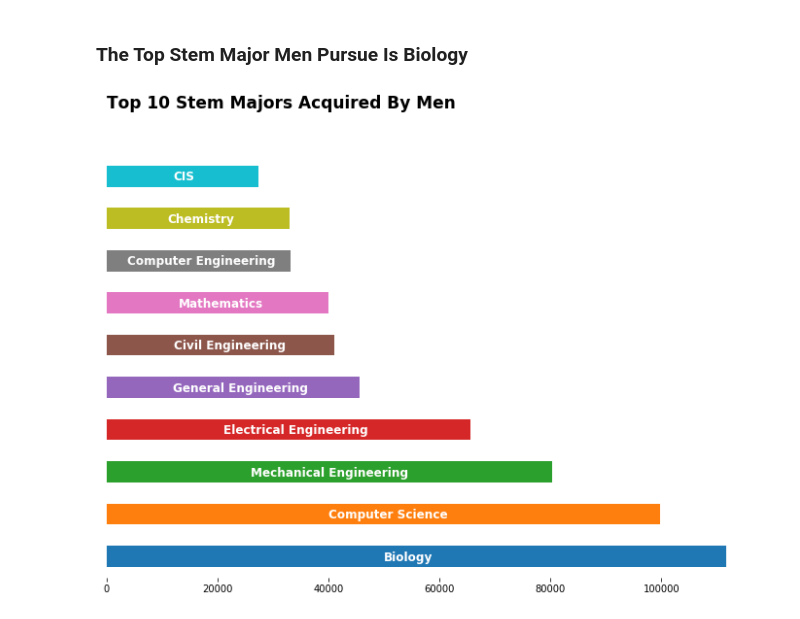
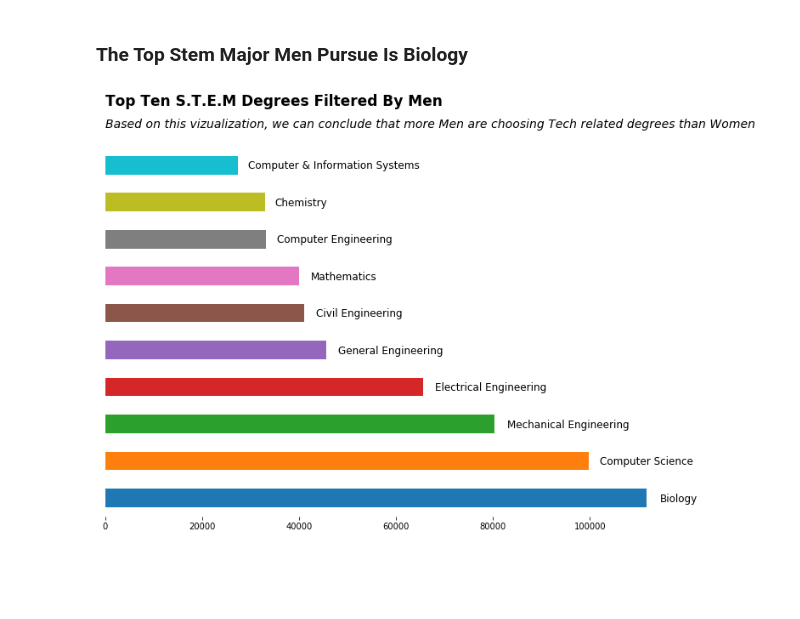
Before and after one commit to LambdaSchool/DS-Unit-1-Sprint-5-Data-Storytelling-Blog-Post, a Jupyter notebook: College_Majors_Theory.ipynb, the cells around one changed output. Saved outputs shown, nothing was run; the diff lists cells and outputs as text; code cells hidden in the pictures; blank space fills up the shorter version.

```diff
--- a/College_Majors_Theory.ipynb
+++ b/College_Majors_Theory.ipynb
@@ -524,28 +491,29 @@ men_stem
 # %%
 # Using the five thirty eight style
 plt.style.context('fivethirtyeight')
 # Plotting top 10 Men categories for majors
 ax = men_stem.plot.barh(x='Major', y='Men', figsize=(12,8))
 # Title and Subtitle
-ax.text(s="Top 10 Stem Majors Acquired By Men ", y=10.6, x=-5, fontsize=17, fontweight='semibold')
+ax.text(s="Top Ten S.T.E.M Degrees Filtered By Men", y=10.6, x=-5, fontsize=17, fontweight='semibold')
+ax.text(s="Based on this vizualization, we can conclude that more Men are choosing Tech related degrees than Women  ", y=10, x=-5, fontsize=14, fontstyle='italic')
 # The little details
 ax.spines['top'].set_visible(False)
 ax.spines['right'].set_visible(False)
 ax.spines['bottom'].set_visible(False)
 ax.spines['left'].set_visible(False)
 ax.set_ylabel('')
 ax.get_legend().remove()
 ax.yaxis.set_visible(False)
 # Plotting Labels
-ax.text(x=12000,y=8.9, s="CIS", fontsize=12, fontweight='semibold', color=('#FFFFFF'));
-ax.text(x=11000,y=7.9, s="Chemistry", fontsize=12, fontweight='semibold', color=('#FFFFFF'));
-ax.text(x=3800,y=6.9, s="Computer Engineering", fontsize=12, fontweight='semibold', color=('#FFFFFF'));
-ax.text(x=13000,y=5.9, s="Mathematics", fontsize=12, fontweight='semibold', color=('#FFFFFF'));
-ax.text(x=12090,y=4.9, s="Civil Engineering", fontsize=12, fontweight='semibold', color=('#FFFFFF'));
-ax.text(x=11900,y=3.9, s="General Engineering", fontsize=12, fontweight='semibold', color=('#FFFFFF'));
-ax.text(x=21000,y=2.9, s="Electrical Engineering", fontsize=12, fontweight='semibold', color=('#FFFFFF'));
-ax.text(x=26000,y=1.9, s="Mechanical Engineering", fontsize=12, fontweight='semibold', color=('#FFFFFF'));
-ax.text(x=40000,y=.9, s="Computer Science", fontsize=12, fontweight='semibold', color=('#FFFFFF'));
-ax.text(x=50000,y=-0.10, s="Biology", fontsize=12, fontweight='semibold', color=('#FFFFFF'));
+ax.text(x=29500,y=8.9, s="Computer & Information Systems", fontsize=12, fontweight='light', color=('#000000'));
+ax.text(x=35000,y=7.9, s="Chemistry", fontsize=12, fontweight='light', color=('#000000'));
+ax.text(x=35500,y=6.9, s="Computer Engineering", fontsize=12, fontweight='light', color=('#000000'));
+ax.text(x=42500,y=5.9, s="Mathematics", fontsize=12, fontweight='light', color=('#000000'));
+ax.text(x=43500,y=4.9, s="Civil Engineering", fontsize=12, fontweight='light', color=('#000000'));
+ax.text(x=48000,y=3.9, s="General Engineering", fontsize=12, fontweight='light', color=('#000000'));
+ax.text(x=68000,y=2.9, s="Electrical Engineering", fontsize=12, fontweight='light', color=('#000000'));
+ax.text(x=83000,y=1.9, s="Mechanical Engineering", fontsize=12, fontweight='light', color=('#000000'));
+ax.text(x=102000,y=.9, s="Computer Science", fontsize=12, fontweight='light', color=('#000000'));
+ax.text(x=114500,y=-0.10, s="Biology", fontsize=12, fontweight='light', color=('#000000'));
 # %% [output]
-[figure, old version]
+[figure, new version]
```
Also changed, not shown: parts of 19 cells of this notebook.
